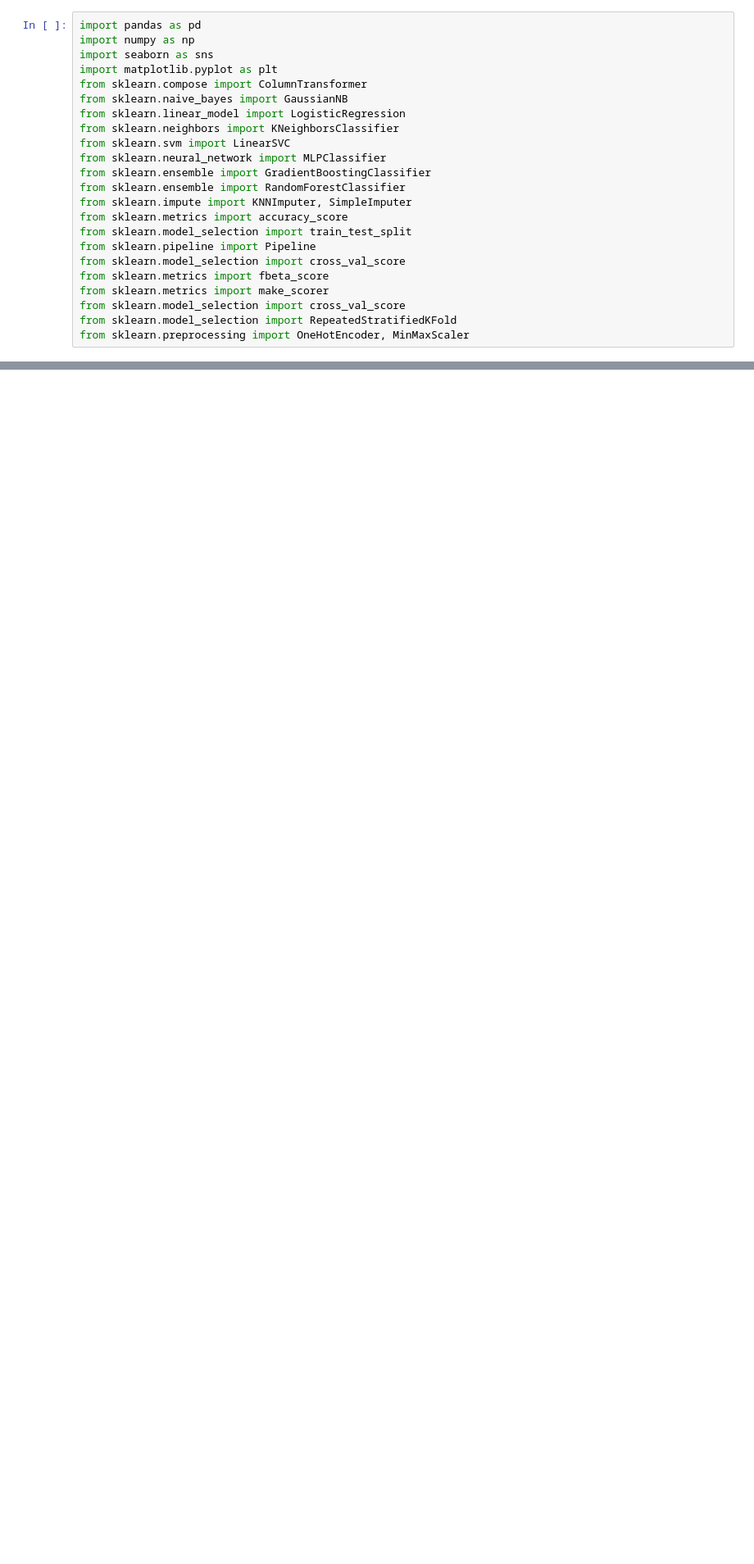
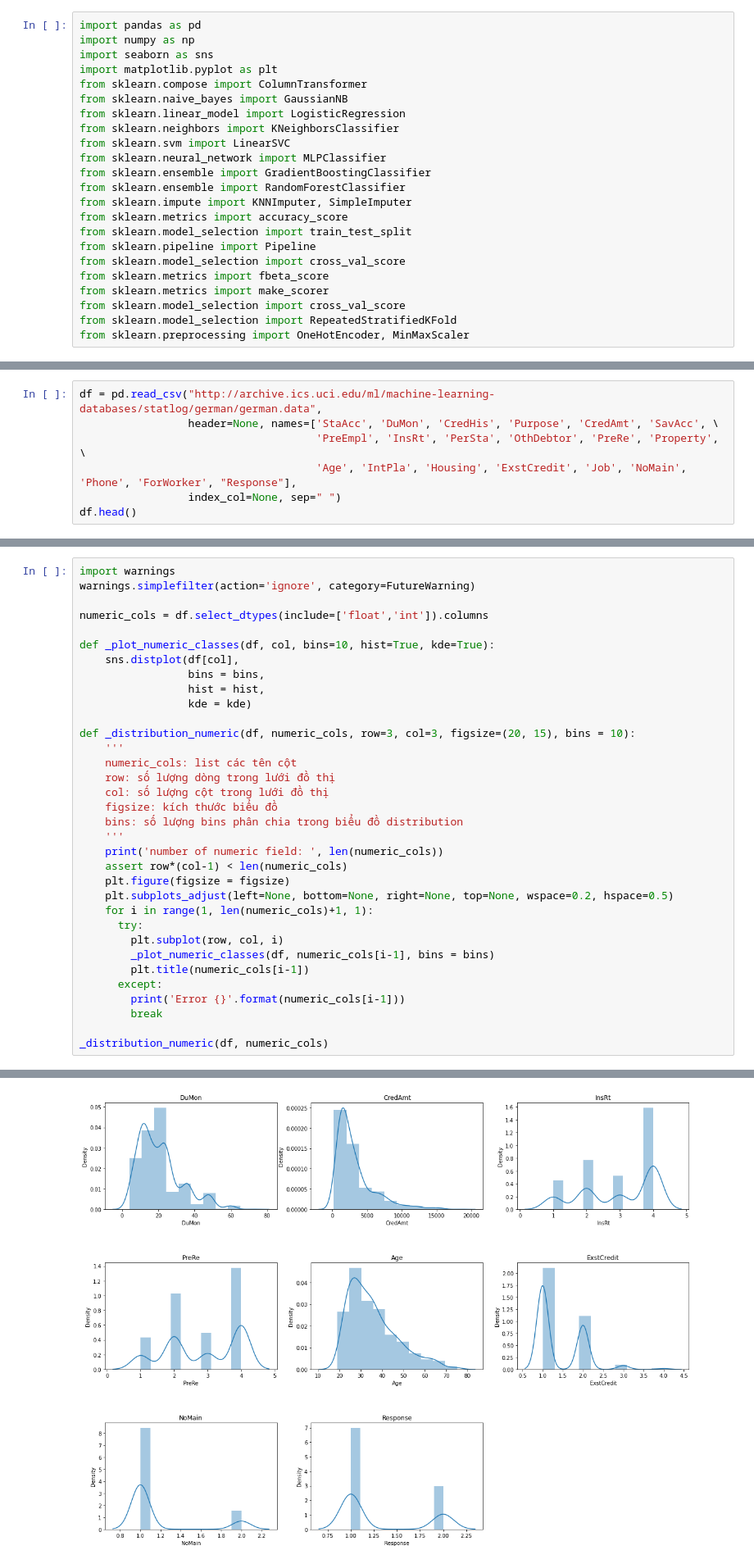
Before and after one commit to PTson2207/Engineer-Selection, a Jupyter notebook: Pipeline_ML.ipynb, the cells around one changed output, grey strips where cells are left out. Shown: that part at 82% size. Cells and saved outputs as stored; diff of their text form; blank space fills up the shorter version.

Commit message:
distribution feature

```diff
--- a/Pipeline_ML.ipynb
+++ b/Pipeline_ML.ipynb
@@ -25,0 +28,7 @@ from sklearn.preprocessing import OneHotEncoder, MinMaxScaler
+# %%
+df = pd.read_csv("http://archive.ics.uci.edu/ml/machine-learning-databases/statlog/german/german.data",
+                 header=None, names=['StaAcc', 'DuMon', 'CredHis', 'Purpose', 'CredAmt', 'SavAcc', \
+                                     'PreEmpl', 'InsRt', 'PerSta', 'OthDebtor', 'PreRe', 'Property', \
+                                     'Age', 'IntPla', 'Housing', 'ExstCredit', 'Job', 'NoMain', 'Phone', 'ForWorker', "Response"],
+                 index_col=None, sep=" ")
+df.head()
@@ -25,0 +82,35 @@ from sklearn.preprocessing import OneHotEncoder, MinMaxScaler
+# %%
+import warnings
+warnings.simplefilter(action='ignore', category=FutureWarning)
+
+numeric_cols = df.select_dtypes(include=['float','int']).columns
+
+def _plot_numeric_classes(df, col, bins=10, hist=True, kde=True):
+    sns.distplot(df[col],
+                 bins = bins,
+                 hist = hist,
+                 kde = kde)
+
+def _distribution_numeric(df, numeric_cols, row=3, col=3, figsize=(20, 15), bins = 10):
+    '''
+    numeric_cols: list các tên cột
+    row: số lượng dòng trong lưới đồ thị
+    col: số lượng cột trong lưới đồ thị
+    figsize: kích thước biểu đồ
+    bins: số lượng bins phân chia trong biểu đồ distribution
+    '''
+    print('number of numeric field: ', len(numeric_cols))
+    assert row*(col-1) < len(numeric_cols)
+    plt.figure(figsize = figsize)
+    plt.subplots_adjust(left=None, bottom=None, right=None, top=None, wspace=0.2, hspace=0.5)
+    for i in range(1, len(numeric_cols)+1, 1):
+      try:
+        plt.subplot(row, col, i)
+        _plot_numeric_classes(df, numeric_cols[i-1], bins = bins)
+        plt.title(numeric_cols[i-1])
+      except:
+        print('Error {}'.format(numeric_cols[i-1]))
+        break
+
+_distribution_numeric(df, numeric_cols)
+# %% [output]
@@ -25,0 +118 @@ from sklearn.preprocessing import OneHotEncoder, MinMaxScaler
+[figure, added]
```
Also changed, not shown: parts of 8 cells of this notebook.
